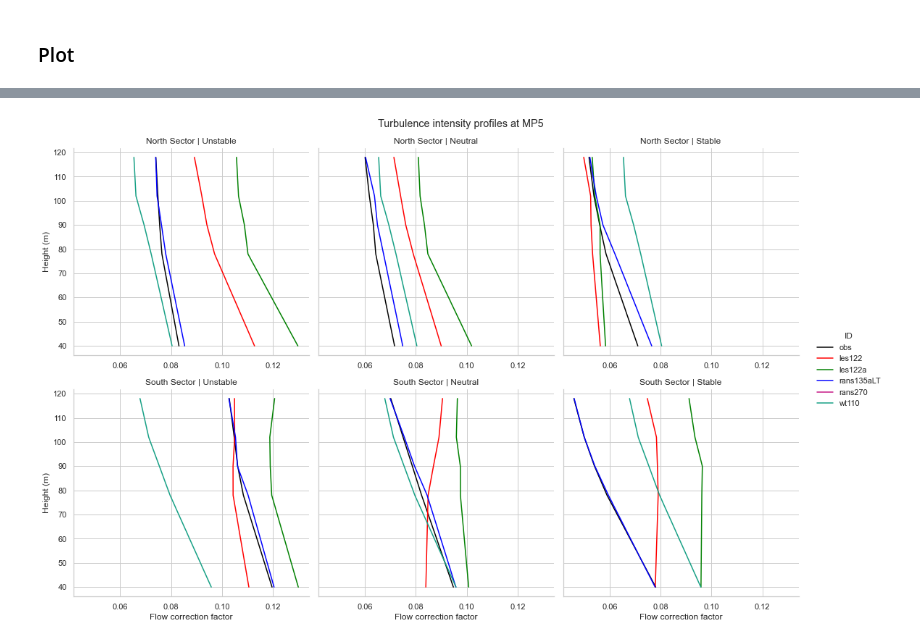
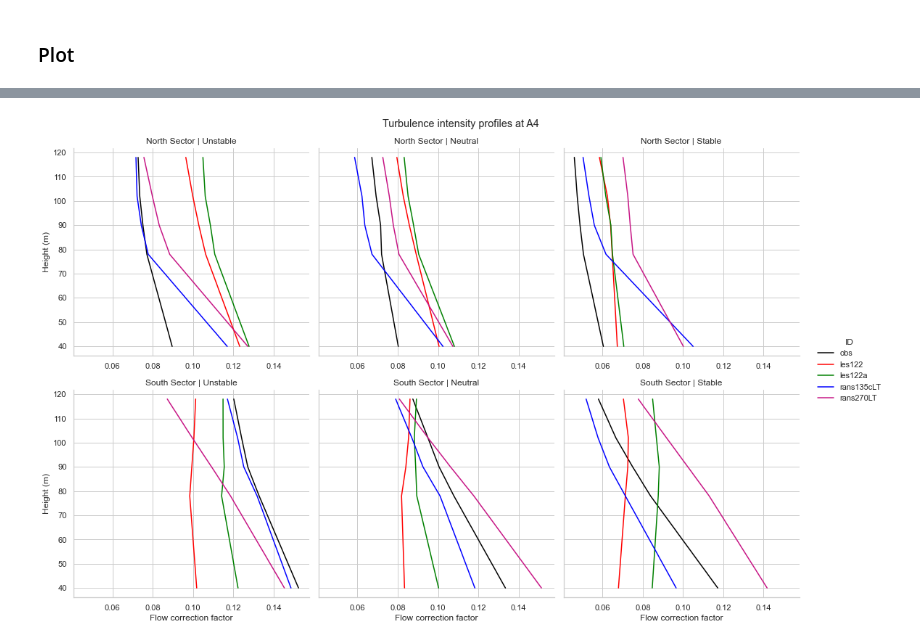
Before and after one commit to windbench/alaizNSC, a Jupyter notebook: nscResults.ipynb, the cells around one changed output, grey strips where cells are left out. Cells and saved outputs as stored; diff of their text form; code cells hidden in the pictures.

```diff
--- a/nscResults.ipynb
+++ b/nscResults.ipynb
@@ -244,13 +227,13 @@ Name: samples, dtype: float64
 # %% [markdown]
 ## Sector-wise averaged
 # %%
-'''
+#'''
 # Calculate the weights by grouping by North/South.
 weights = ds_all.samples.groupby('nors') /  ds_all.samples.groupby('nors').sum(dim='Sector')
 
 # Test that the sum of the weights for each North/South is 0.0
-np.testing.assert_allclose(weights.groupby('nors').sum(dim='Sector').values, np.ones((9,3,3)))
+np.testing.assert_allclose(weights.groupby('nors').sum(dim='Sector').values, np.ones((7,3,3)))
 
 # Calculate the weighted average
-ds_all['fcfns'] = (ds_all.flow_correction_factor * weights).groupby('nors').sum(dim='Sector')
-'''
+ds_weighted = (ds_all * weights).groupby('nors').sum(dim='Sector')
+#'''
@@ -476,8 +445,6 @@ df_fcf['fcf_ns'] = gp.fcf_ns.transform('sum')
 # %% [markdown]
 ### Plot
 # %%
-sns.set_theme(style="whitegrid")
-
 # Create an array with the colors you want to use
 colors = ['black', 'red', 'green', 'blue']
 # Set your custom color palette
@@ -533,31 +548,20 @@ g.tight_layout()
 # %%
-sns.set_theme(style="whitegrid")
-
-# Create an array with the colors you want to use
-colors = ['k', 'red', 'green', 'blue']
-colors += ['mediumvioletred', '#16A085', 'mediumblue','#D4AC0D','firebrick','#808B96','#5DADE2','C2','#A569BD',
-               '#641E16', '#A93226','#D98880','#ABB2B9','C0','C1','C3','C4','C5','C6','C7']
-# Set your custom color palette
-customPalette = sns.set_palette(sns.color_palette(colors))
-
-df_plot = df_fcf[df_fcf.ID.isin(['obs', 'rans135a', 'les122', 'les122a', 'rans270', 'wt168', 'wt110', 'wt949'])]
-#df_plot = df_fcf[df_fcf.ID.isin(['obs', 'wt168'])]
-df_plot = df_plot[(df_plot.mast.isin(['A1']))].groupby(['ID', 'z', 'Stability', 'nors']).mean().reset_index()
+df_plot = df_fcf[df_fcf.ID.isin(['obs', 'les122', 'les122a', 'rans270LT', 'wt110'])]
+df_plot = df_plot[df_plot.mast.isin(['MP5'])].groupby(['ID', 'z', 'Stability', 'nors']).mean().reset_index()
 custom_dict = {'obs' : 0, 'Unstable':0,'Neutral':1,'Stable':2}
 df_plot.sort_values(by=['ID', 'Stability'], key=lambda x: x.map(custom_dict), inplace=True)
 
 #g = sns.relplot(data=df_plot, x="flow_correction_factor", y="z", sort=False, col='Stability', row='nors', hue='ID', kind='line', palette=customPalette, style='ID')
                 #, dashes=[(2,0), (4,2), (2,0), (6,4), (1,1)])
-g = sns.relplot(data=df_plot, x="fcf_ns", y="z", sort=False, col='Stability', row='nors', hue='ID', kind='line', palette=customPalette, dashes=True)
+g = sns.relplot(data=df_plot, x="turbulence_intensity", y="z", sort=False, col='Stability', row='nors', hue='ID', kind='line', palette=customPalette, dashes=True)
 
 g.set_axis_labels("Flow correction factor", "Height (m)")
 g.set_titles('{row_name} Sector' ' | ' '{col_name}')
-g.fig.suptitle("Mean FCF profiles at A1")
+g.fig.suptitle("Turbulence intensity profiles at MP5")
 g.fig.subplots_adjust(top=.9)
 for ax in g.axes.flatten():
     ax.tick_params(labelbottom=True)
 plt.subplots_adjust(hspace = 0.2)
 g.tight_layout()
-#g.set(xlim=(0.75,1.00))
 #g.savefig("facet_plot.png")
 # %% [output]
@@ -583,31 +569,21 @@ df_error[(df_error.ID=='wt949') & (df_error.mast=='A1') & (df_error.nors=='South
 # %%
-sns.set_theme(style="whitegrid")
-
-# Create an array with the colors you want to use
-colors = ['black', 'red', 'green', 'blue']
-colors += ['mediumvioletred', '#16A085', 'mediumblue','#D4AC0D','firebrick','#808B96','#5DADE2','C2','#A569BD',
-               '#641E16', '#A93226','#D98880','#ABB2B9','C0','C1','C3','C4','C5','C6','C7']
-# Set your custom color palette
-customPalette = sns.set_palette(sns.color_palette(colors))
-
-#df_plot = df_fcf[(df_fcf.ID.isin(['obs', 'wasp949', 'wt949', 'rans211', 'rans135aLT', 'rans270']))&(df_fcf.mast=='MP5')].groupby(['ID', 'z', 'Stability', 'nors']).mean().reset_index()
-df_plot = df_fcf[df_fcf.ID.isin(['obs', 'rans135aLT', 'les122', 'les122a', 'rans270', 'wt110'])]
-df_plot = df_plot[df_plot.mast.isin(['MP5', 'MP5_LT'])].groupby(['ID', 'z', 'Stability', 'nors']).mean().reset_index()
+df_plot = df_fcf[df_fcf.ID.isin(['obs', 'les122', 'les122a', 'rans270LT', 'rans135cLT'])]
+df_plot = df_plot[df_plot.mast.isin(['A4'])].groupby(['ID', 'z', 'Stability', 'nors']).mean().reset_index()
 custom_dict = {'obs' : 0, 'Unstable':0,'Neutral':1,'Stable':2}
 df_plot.sort_values(by=['ID', 'Stability'], key=lambda x: x.map(custom_dict), inplace=True)
 
 #g = sns.relplot(data=df_plot, x="flow_correction_factor", y="z", sort=False, col='Stability', row='nors', hue='ID', kind='line', palette=customPalette, style='ID')
                 #, dashes=[(2,0), (4,2), (2,0), (6,4), (1,1)])
 g = sns.relplot(data=df_plot, x="turbulence_intensity", y="z", sort=False, col='Stability', row='nors', hue='ID', kind='line', palette=customPalette, dashes=True)
 
 g.set_axis_labels("Flow correction factor", "Height (m)")
 g.set_titles('{row_name} Sector' ' | ' '{col_name}')
-g.fig.suptitle("Turbulence intensity profiles at MP5")
+g.fig.suptitle("Turbulence intensity profiles at A4")
 g.fig.subplots_adjust(top=.9)
 for ax in g.axes.flatten():
     ax.tick_params(labelbottom=True)
 plt.subplots_adjust(hspace = 0.2)
 g.tight_layout()
 #g.savefig("facet_plot.png")
 # %% [output]
-[figure, old version]
+[figure, new version]
```
Also changed, not shown: parts of 25 cells of this notebook.
